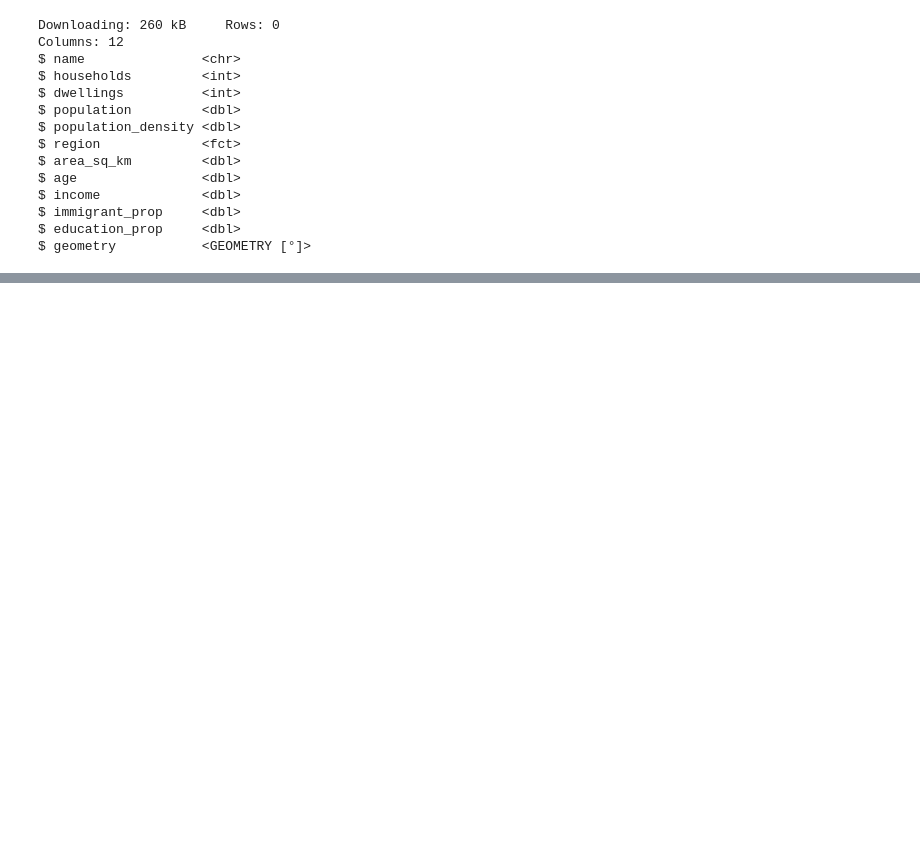
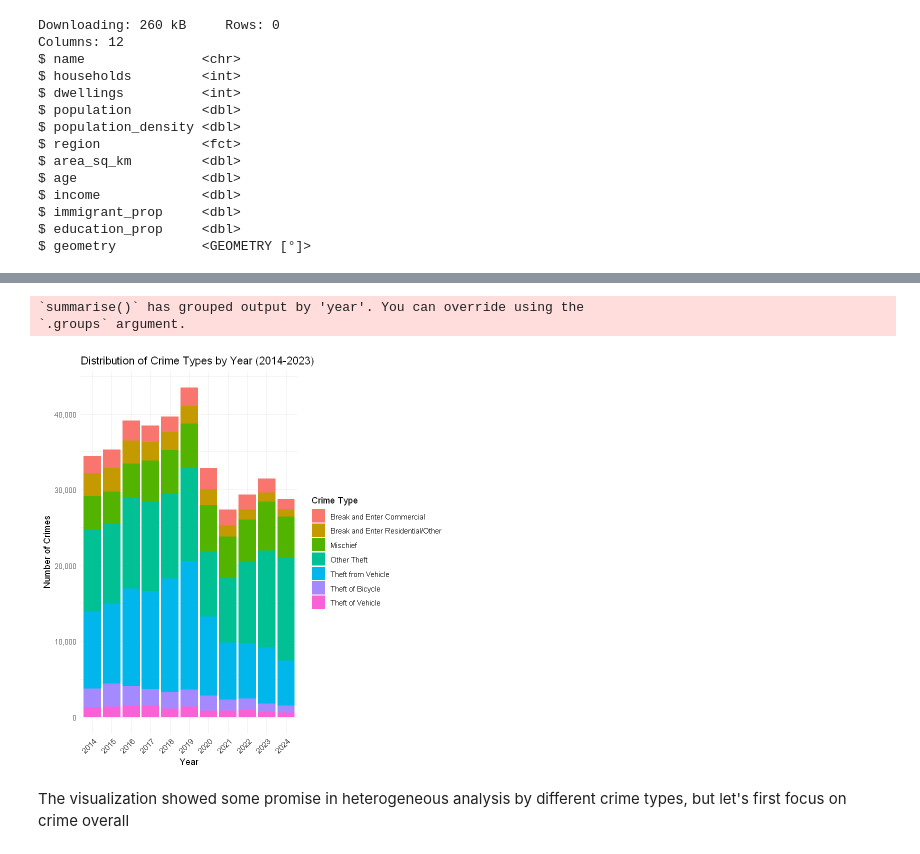
Before and after one commit to Irene-Berezin/econ_398_project, a Jupyter notebook: project_workbook.ipynb, the cells around one changed output, grey strips where cells are left out. Drawn from its saved outputs; the diff is of its cells as text; code cells hidden in the pictures; blank space fills up the shorter version.

```diff
--- a/project_workbook.ipynb
+++ b/project_workbook.ipynb
@@ -85,0 +117,11 @@ $ geometry           <GEOMETRY [°]>
+# %%
+# Read in the crime data
+crime_data <- read.csv("Original_Crime_data/crime_in_vancouver_census.csv")|>
+    select(type, year, month, name, time_category)|>
+    filter(!is.na(name))|>
+    filter(year >= 2014 & year < 2025)|>
+    group_by(year, month, name, type, time_category)|>
+    summarise(crime_count = n(), .groups = "drop")|>
+    ungroup()|>
+    mutate(date = as.Date(paste(year, month, "01", sep = "-")))|>
+    glimpse()
@@ -85,0 +138,24 @@ $ geometry           <GEOMETRY [°]>
+# %%
+# Visualize the distribution of different types of crimes each year
+crime_summary <- crime_data|>
+  group_by(year, type)|>
+  summarise(total_crimes = sum(crime_count, na.rm = TRUE))|>
+  ungroup()
+
+# Create the visualization
+ggplot(crime_summary, aes(x = factor(year), y = total_crimes, fill = type)) +
+  geom_col(position = "stack") +
+  labs(title = "Distribution of Crime Types by Year (2014-2023)",
+       x = "Year",
+       y = "Number of Crimes",
+       fill = "Crime Type") +
+  theme_minimal() +
+  theme(axis.text.x = element_text(angle = 45, hjust = 1),
+        legend.position = "right") +
+  scale_y_continuous(labels = scales::comma)
+# %% [output]
+`summarise()` has grouped output by 'year'. You can override using the
+`.groups` argument.
+[figure, added]
+# %% [markdown]
+The visualization showed some promise in heterogeneous analysis by different crime types, but let's first focus on crime overall
```
Also changed, not shown: parts of 20 cells of this notebook, 5 other files.
